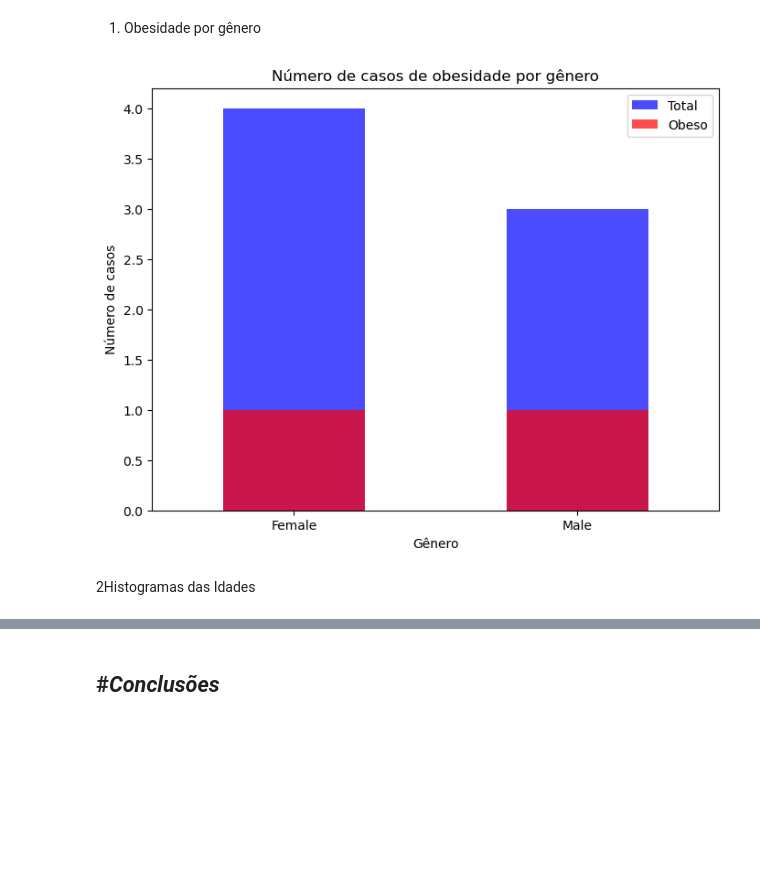
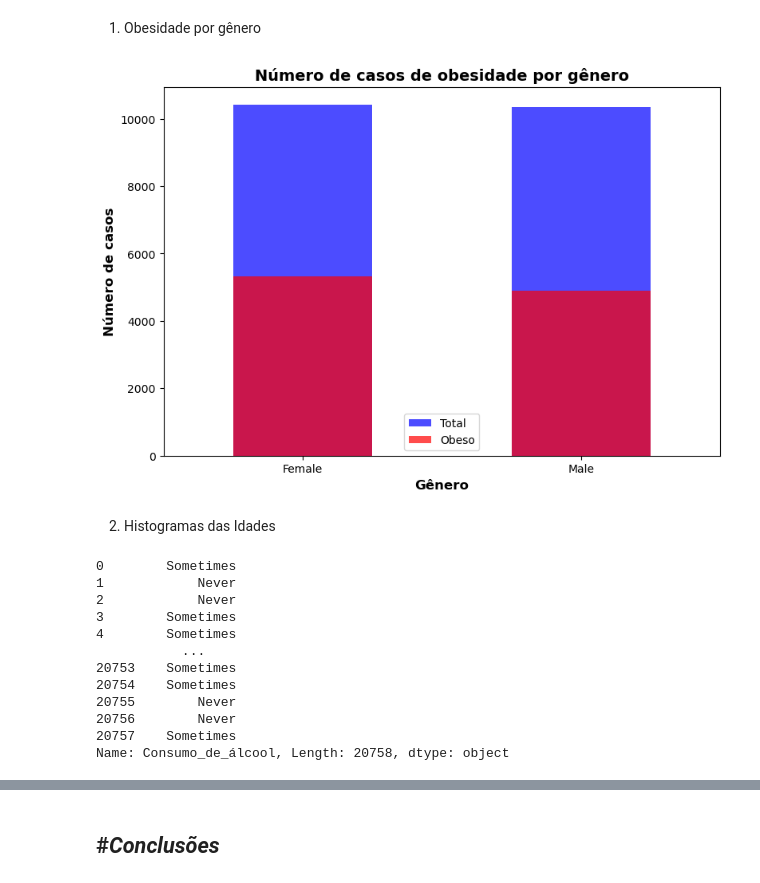
Before and after one commit to talesnobre/Trainees2, a Jupyter notebook: Notebook 2/Aula_EDA Luigi.ipynb, the cells around one changed output, grey strips where cells are left out. Drawn from its saved outputs; the diff is of its cells as text; code cells hidden in the pictures; blank space fills up the shorter version.

```diff
--- a/Notebook 2/Aula_EDA Luigi.ipynb
+++ b/Notebook 2/Aula_EDA Luigi.ipynb
@@ -575,7 +575,7 @@ import seaborn as sns
 ### *3.2 Dataset*
 # %%
 # A minha q4 estava dando o seguinte erro ('utf-8' codec can't decode bytes in position 7250-7251: invalid continuation byte'), então resolvi usar esse outro dataset disponível
-df = pd.read_csv('obesity_leveL.csv')
+df = pd.read_csv('Data/obesity_level.csv')
 df
 # %% [output]
 |  | id | Gender | Age | Height | Weight | family_history_with_overweight | FAVC | FCVC | NCP | CAEC | ... |
@@ -684,34 +683,42 @@ df
 # %% [markdown]
 1. Obesidade por gênero
 # %%
-# Criar DataFrame com os dados fornecidos
-data = {
-    'Gênero': ['Male', 'Female', 'Female', 'Female', 'Male', 'Male', 'Male'],
-    'Nível_Obesidade': ['Overweight_Level_II', 'Normal_Weight', 'Insufficient_Weight',
-                        'Obesity_Type_III', 'Overweight_Level_II', 'Obesity_Type_II', 'Overweight_Level_II']
-}
-df = pd.DataFrame(data)
-
 # Contar o número de instâncias de cada gênero
 gender_count = df['Gênero'].value_counts()
 
 # Filtrar o DataFrame para obter apenas os indivíduos obesos
-df_obesos = df[df['Nível_Obesidade'].str.contains('Obesity')]
+df_obesos = df[df['Nivel_Obesidade'].str.contains('Obesity')] # Perceba que sobrepeso (overweight) não foi contado
 
 # Contar o número de instâncias de obesidade para cada gênero
 obesity_count = df_obesos['Gênero'].value_counts()
 
 # Criar gráfico de barras
-plt.figure(figsize=(8, 6))
+plt.figure(figsize=(9, 6))
 gender_count.plot(kind='bar', color='blue', alpha=0.7, label='Total')
 obesity_count.plot(kind='bar', color='red', alpha=0.7, label='Obeso')
-plt.title('Número de casos de obesidade por gênero')
-plt.xlabel('Gênero')
-plt.ylabel('Número de casos')
+plt.title('Número de casos de obesidade por gênero', fontweight="bold", fontsize=14)
+plt.xlabel('Gênero', fontweight="bold", fontsize=12)
+plt.ylabel('Número de casos', fontweight="bold", fontsize=12)
 plt.legend()
 plt.xticks(rotation=0)
 plt.show()
 # %% [output]
-[figure, old version]
+[figure, new version]
 # %% [markdown]
-2Histogramas das Idades
+2. Histogramas das Idades
+# %%
+df["Consumo_de_álcool"].value_counts()
+df["Consumo_de_álcool"].replace("0", "Never")
+# %% [output]
+0        Sometimes
+1            Never
+2            Never
+3        Sometimes
+4        Sometimes
+           ...
+20753    Sometimes
+20754    Sometimes
+20755        Never
+20756        Never
+20757    Sometimes
+Name: Consumo_de_álcool, Length: 20758, dtype: object
```
Also changed, not shown: parts of 2 cells of this notebook.
